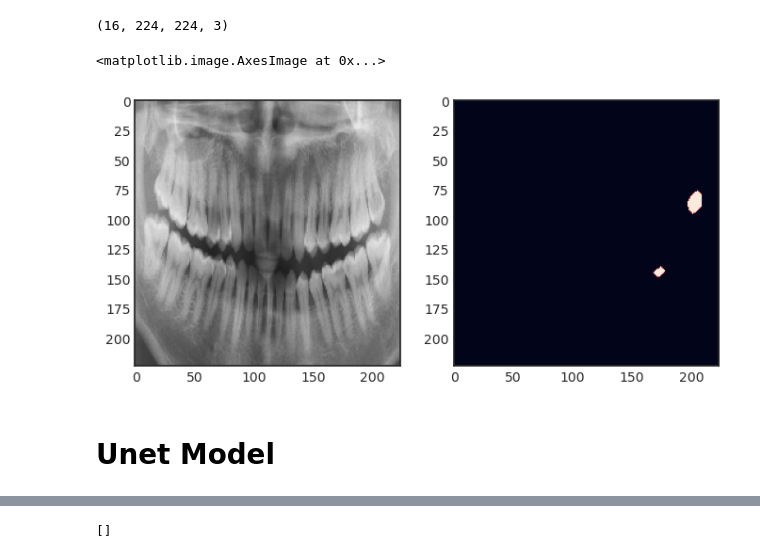
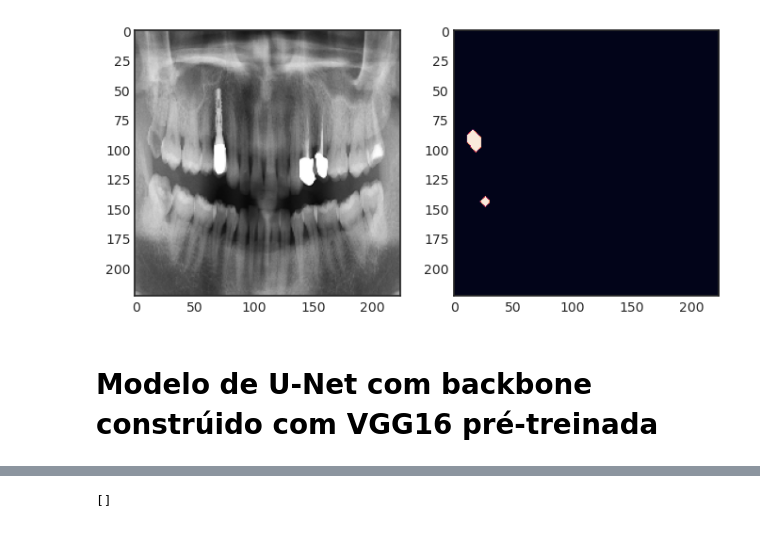
Before and after one commit to Marcellofabrizio/MV2-Project, a Jupyter notebook: unetVgg16.ipynb, the cells around one changed output, grey strips where cells are left out. Drawn from its saved outputs; the diff is of its cells as text; code cells hidden in the pictures.

```diff
--- a/unetVgg16.ipynb
+++ b/unetVgg16.ipynb
@@ -80,13 +95,11 @@ from tensorflow.keras.utils import Sequence
 
 class DataGenerator(Sequence):
 
-    def __init__(self, images,image_dir,labels,label_dir ,batch_size=16, dim=(224,224,3) ,shuffle=True):
+    def __init__(self, images, labels, batch_size=16, dim=(224,224,3), shuffle=True):
         'Initialization'
         self.dim = dim
         self.images = images
-        self.image_dir = image_dir
         self.labels = labels
-        self.label_dir = label_dir
         self.batch_size = batch_size
         self.shuffle = shuffle
         self.on_epoch_end()
@@ -114,10 +127,10 @@ class DataGenerator(Sequence):
         batch_labels = list()
 
         for i in list_IDs_temp:
-            img = load_img(self.image_dir + self.images[i], target_size=self.dim, grayscale=False)
+            img = load_img(self.images[i], target_size=self.dim, grayscale=False)
             img = img_to_array(img)/255
             batch_imgs.append(img)
-            label = load_img(self.label_dir + self.labels[i] ,target_size=self.dim, grayscale=False)
+            label = load_img(self.labels[i] ,target_size=self.dim, grayscale=False)
             label = img_to_array(label)[:,:,0]
             label = label != 0
             label = mp.binary_erosion(mp.binary_erosion(label))
@@ -163,13 +150,10 @@ plt.style.use('seaborn-v0_8-white')
 import seaborn as sns
 sns.set_style("white")
 
-X,y = train_generator.__getitem__(1)
-t = 10
-
-print(X.shape)
-
-plt.figure(figsize=(8,8))
-plt.subplot(121)
-plt.imshow(X[t])
-plt.subplot(122)
-plt.imshow(np.reshape(y[t],(224,224)))
+def display_sample(data_tuple, img_shape):
+    X,y = data_tuple
+    plt.figure(figsize=(8,8))
+    plt.subplot(121)
+    plt.imshow(X[0])
+    plt.subplot(122)
+    plt.imshow(np.reshape(y[0], img_shape))
@@ -180,22 +164,8 @@ plt.imshow(np.reshape(y[t],(224,224)))
 # %%
-val_generator = DataGenerator(val_imgs,val_img_dir,val_masks,val_mask_dir,batch_size=batch_size, dim=(224,224,3) ,shuffle=True)
+val_generator = DataGenerator(val_imgs, val_masks, batch_size=batch_size, dim=(224,224,3), shuffle=True)
 val_steps = val_generator.__len__()
 val_images = val_generator.images
-val_steps
 
-X,y = val_generator.__getitem__(0)
-t = 8
-
-print(X.shape)
-
-plt.figure(figsize=(8,8))
-plt.subplot(121)
-plt.imshow(X[t])
-plt.subplot(122)
-plt.imshow(np.reshape(y[t],(224,224)))
+display_sample(val_generator.__getitem__(0), (224, 224))
 # %% [output]
-(16, 224, 224, 3)
-<matplotlib.image.AxesImage at 0x...>
-[figure, old version]
+[figure, new version]
-# %% [markdown]
-# Unet Model
@@ -238,3 +172,5 @@ def Upsample2D_block(filters, stage, kernel_size=(3,3), upsample_rate=(2,2),
+# %% [markdown]
+# Modelo de U-Net com backbone constrúido com VGG16 pré-treinada
 # %%
 def getLayerIndexByName(model, layername):
     for idx, layer in enumerate(model.layers):
```
Also changed, not shown: parts of 28 cells of this notebook.
